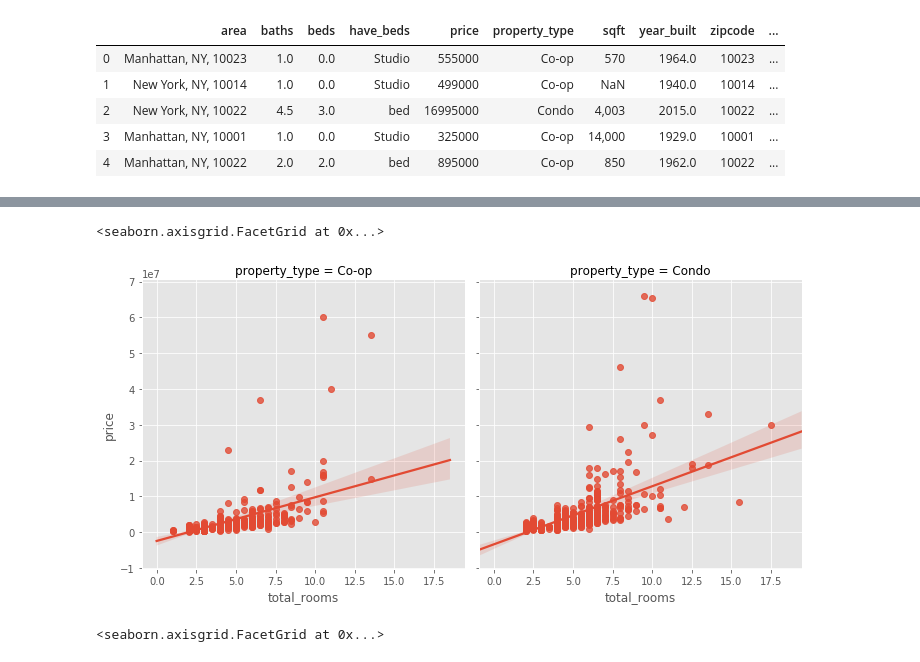
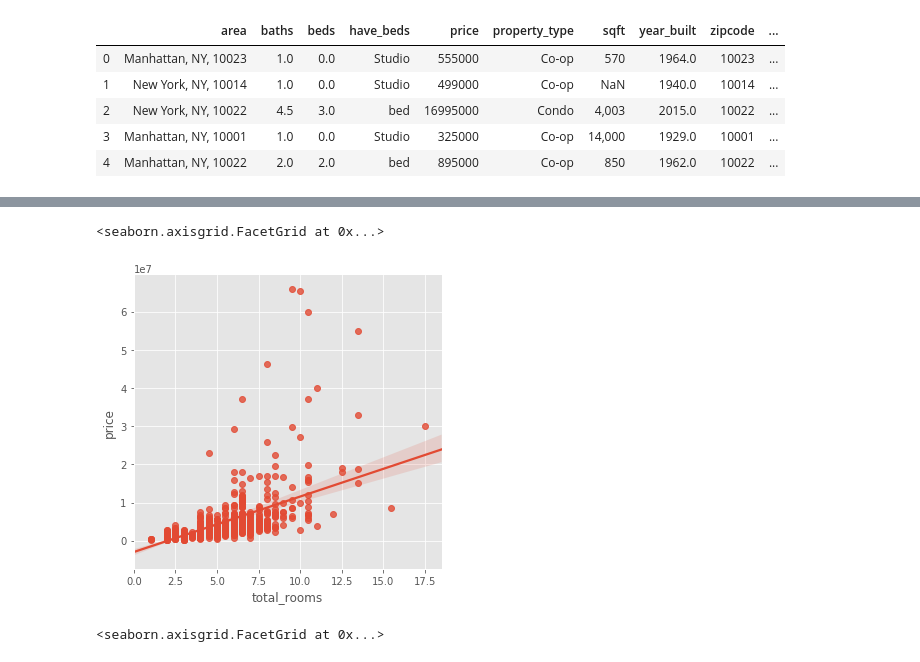
Before and after one commit to bpj2500/Web_Scraping_Project, a Jupyter notebook: Project.ipynb, the cells around one changed output, grey strips where cells are left out. Cells and saved outputs as stored; diff of their text form; code cells hidden in the pictures.

```diff
--- a/Project.ipynb
+++ b/Project.ipynb
@@ -54,12 +44,13 @@ Name: total_rooms, dtype: float64
 # %%
 #looking at rooms vs price
 major_props = ['Co-op', 'Condo']
 df_filt = df[df['property_type'].isin(major_props)]
 
-sns.lmplot('total_rooms', 'price', df_filt, col = 'property_type')
+#sns.lmplot('total_rooms', 'price', df_filt, col = 'property_type')
+sns.lmplot('total_rooms', 'price', df_filt)
 # %% [output]
 <seaborn.axisgrid.FacetGrid at 0x...>
-[figure, old version]
+[figure, new version]
 # %%
 #looking at rooms by property type
 
```
Also changed, not shown: parts of 8 cells of this notebook.
